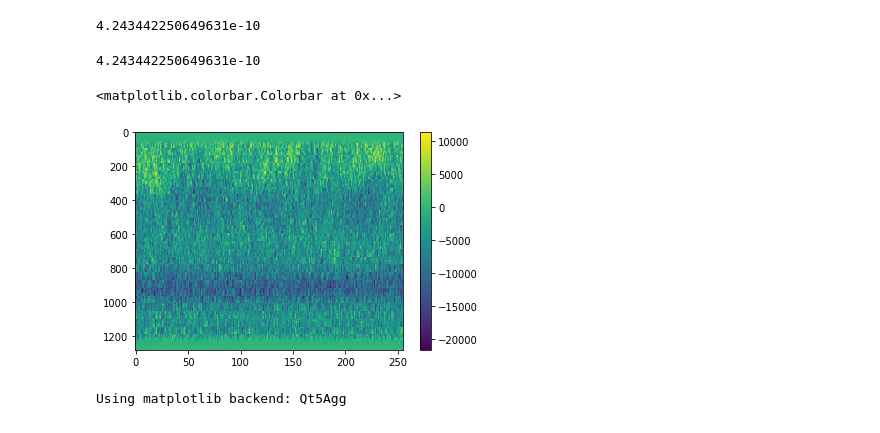
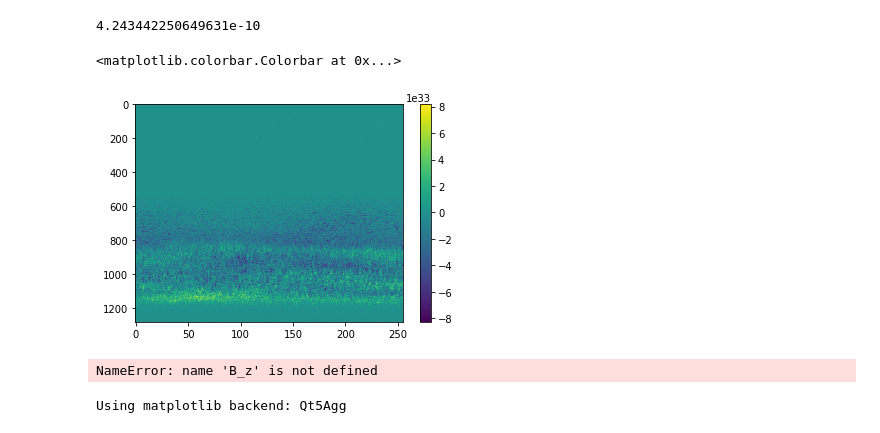
Before and after one commit to pordyna/fdrot, a Jupyter notebook: misc_notebooks/openPMD_example_data_load.ipynb, the cells around one changed output. Cells and saved outputs as stored; diff of their text form; code cells hidden in the pictures.

```diff
--- a/misc_notebooks/openPMD_example_data_load.ipynb
+++ b/misc_notebooks/openPMD_example_data_load.ipynb
@@ -33,7 +33,7 @@ simData_130000.h5  simData_17500.h5   simData_57500.h5
 simData_132500.h5  simData_20000.h5   simData_60000.h5
 simData_135000.h5  simData_22500.h5   simData_62500.h5
 # %%
-step = '12500'
+step = '50000'
 # %%
 a = np.arange(0, 20000, 2500)
 a
@@ -85,21 +103,19 @@ B_z = B_z_h5py.value * B_z_h5py.attrs['unitSI']
 f['data/'+step+'/fields/e_density'].attrs['gridUnitSI']
 # %% [output]
 4.243442250649631e-10
-# %%
-f['data/'+step+'/fields/e_density'].attrs['gridUnitSI']
-# %% [output]
-4.243442250649631e-10
 # %%
 fig, axis = plt.subplots(1)
-axis.imshow(B_z, aspect='auto')
+axis.imshow(B_z*n_e, aspect='auto')
 fig.colorbar(axis.images[0])
 # %% [output]
 <matplotlib.colorbar.Colorbar at 0x...>
-[figure, old version]
+[figure, new version]
 # %%
 path = '../Faraday_Rotation/test_samples/'
 # %%
 np.save(path + 'sim2.npy', B_z * n_e)
+# %% [output]
+NameError: name 'B_z' is not defined
 # %%
 %matplotlib auto
 # %% [output]
```
Also changed, not shown: parts of 4 cells of this notebook, 2 other files.
